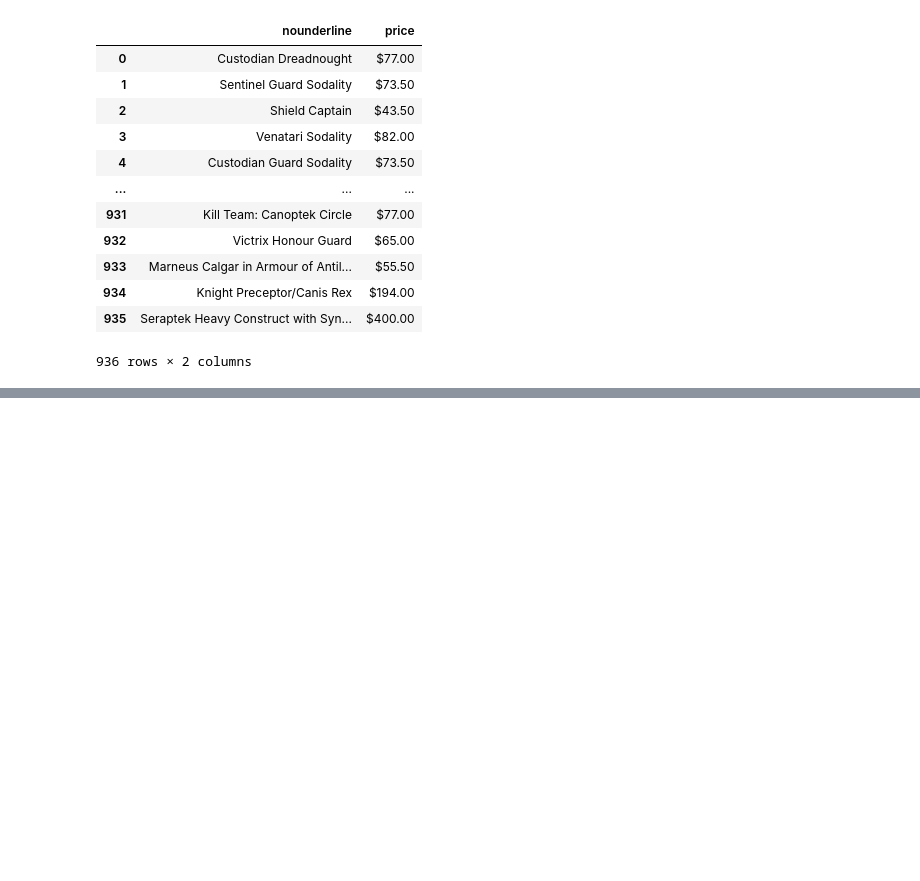
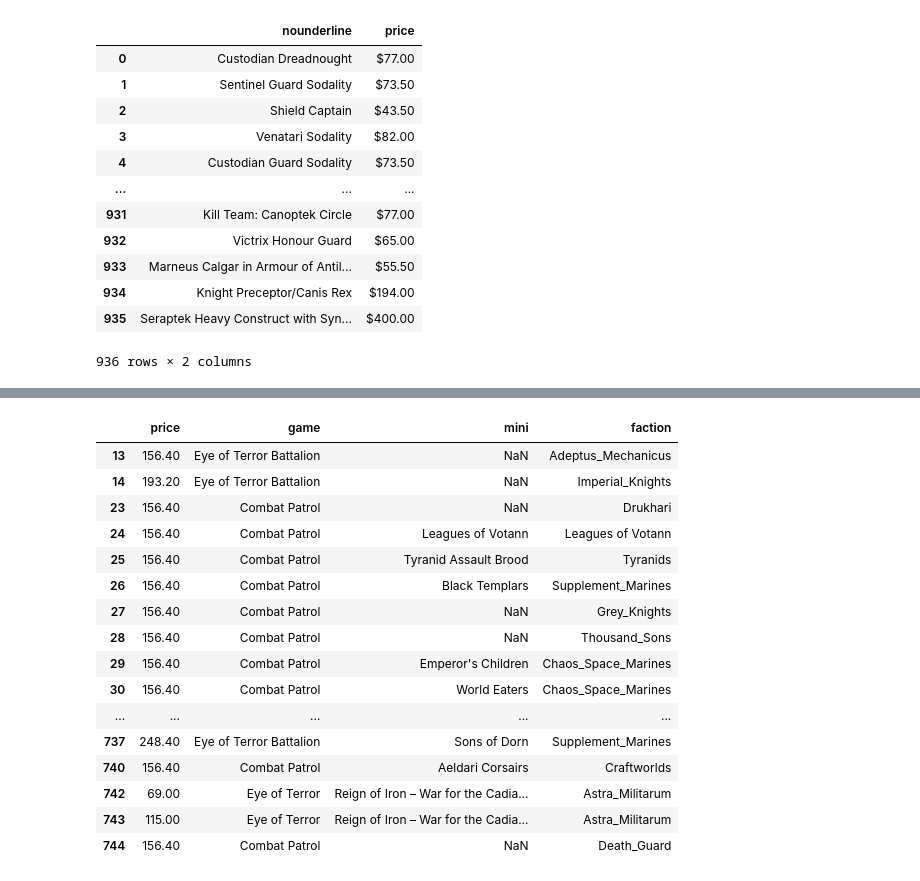
Before and after one commit to Varushet/EDA, a Jupyter notebook: limpiar.ipynb, the cells around one changed output, grey strips where cells are left out. Saved outputs shown, nothing was run; the diff lists cells and outputs as text; code cells hidden in the pictures; blank space fills up the shorter version.

```diff
--- a/limpiar.ipynb
+++ b/limpiar.ipynb
@@ -574,0 +631,53 @@ np.int64(486)
+# %%
+import re
+
+def map_faction(text):
+    if pd.isna(text):
+        return np.nan, text
+
+    # faction_map → SÍ elimina la coincidencia de 'all'
+    for key, value in faction_map.items():
+        pattern = r'\b' + re.escape(key) + r'\b'
+        if re.search(pattern, text, re.IGNORECASE):
+            clean = re.sub(pattern, '', text, flags=re.IGNORECASE).strip()
+            clean = re.sub(r'\s+', ' ', clean).strip()
+            return value, clean
+
+    # name_map → NO elimina, conserva el texto original
+    for key, value in name_map.items():
+        pattern = r'\b' + re.escape(key) + r'\b'
+        if re.search(pattern, text, re.IGNORECASE):
+            return value, text
+
+    return np.nan, text
+
+# Aplicar fila por fila solo donde faction es NaN
+for idx in gamma[gamma['faction'].isna()].index:
+    faction, _ = map_faction(gamma.loc[idx, 'mini'])
+    if pd.isna(faction):
+        faction, _ = map_faction(gamma.loc[idx, 'game'])
+    gamma.loc[idx, 'faction'] = faction
+# %%
+mask = ~gamma['game'].isna()
+gamma['mini'] = gamma['mini'].replace(r'^\s*$', np.nan, regex=True)
+# %%
+# gamma.loc[mask, 'mini'] = gamma.loc[mask, 'mini'].fillna(gamma.loc[mask, 'game'])
+gamma[~gamma['game'].isna()]
+# %% [output]
+|  | price | game | mini | faction |
+| 13 | 156.40 | Eye of Terror Battalion | NaN | Adeptus_Mechanicus |
+| 14 | 193.20 | Eye of Terror Battalion | NaN | Imperial_Knights |
+| 23 | 156.40 | Combat Patrol | NaN | Drukhari |
+| 24 | 156.40 | Combat Patrol | Leagues of Votann | Leagues of Votann |
+| 25 | 156.40 | Combat Patrol | Tyranid Assault Brood | Tyranids |
+| 26 | 156.40 | Combat Patrol | Black Templars | Supplement_Marines |
+| 27 | 156.40 | Combat Patrol | NaN | Grey_Knights |
+| 28 | 156.40 | Combat Patrol | NaN | Thousand_Sons |
+| 29 | 156.40 | Combat Patrol | Emperor's Children | Chaos_Space_Marines |
+| 30 | 156.40 | Combat Patrol | World Eaters | Chaos_Space_Marines |
+| ... | ... | ... | ... | ... |
+| 737 | 248.40 | Eye of Terror Battalion | Sons of Dorn | Supplement_Marines |
+| 740 | 156.40 | Combat Patrol | Aeldari Corsairs | Craftworlds |
+| 742 | 69.00 | Eye of Terror | Reign of Iron – War for the Cadia... | Astra_Militarum |
+| 743 | 115.00 | Eye of Terror | Reign of Iron – War for the Cadia... | Astra_Militarum |
+| 744 | 156.40 | Combat Patrol | NaN | Death_Guard |
```
Also changed, not shown: parts of 14 cells of this notebook, 4 other files.
